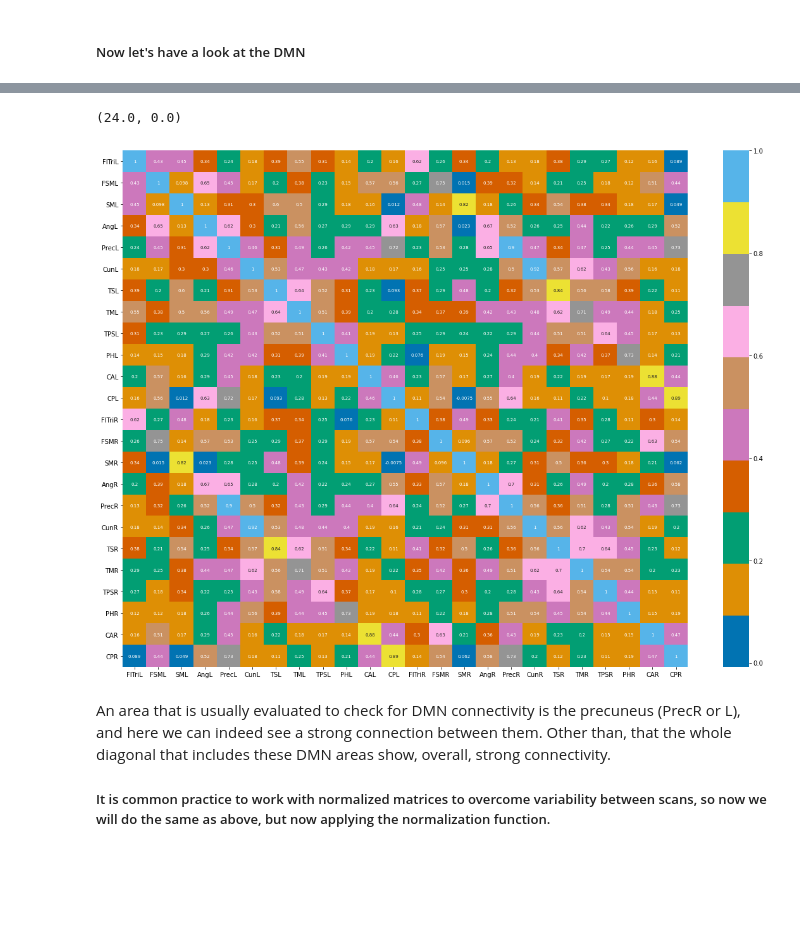
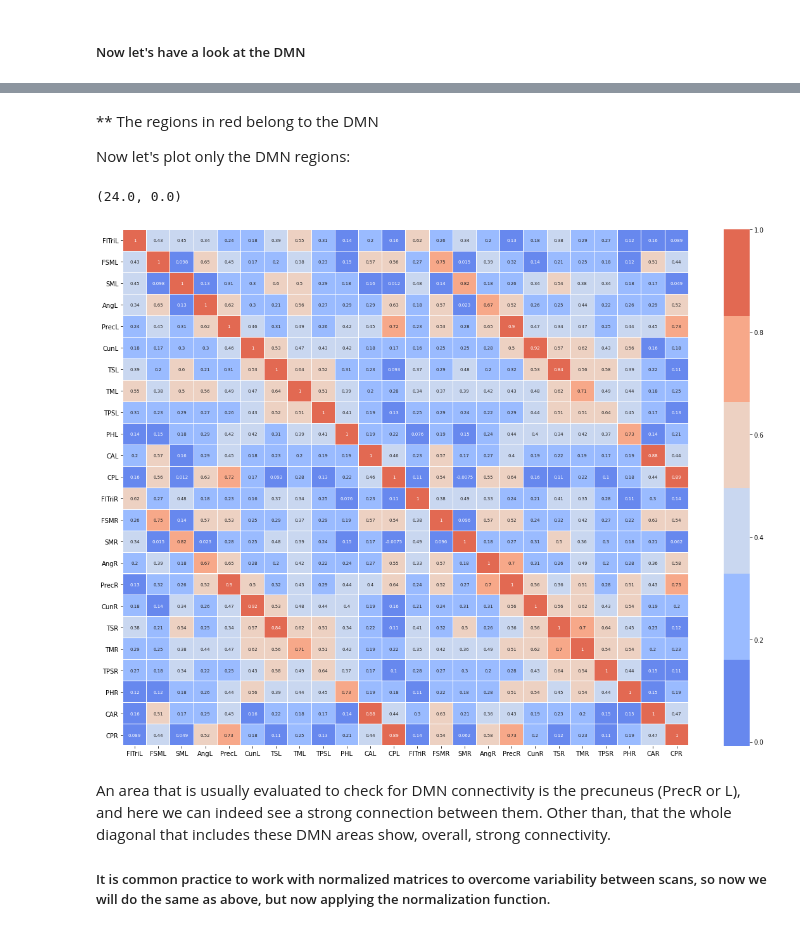
Before and after one commit to multinetlab-amsterdam/data_preprocessing, a Jupyter notebook: fMRI_Tutorial/DataCheck.ipynb, the cells around one changed output, grey strips where cells are left out. Saved outputs shown, nothing was run; the diff lists cells and outputs as text; code cells hidden in the pictures; blank space fills up the shorter version.

```diff
--- a/fMRI_Tutorial/DataCheck.ipynb
+++ b/fMRI_Tutorial/DataCheck.ipynb
@@ -42,7 +42,7 @@ matfinal = np.genfromtxt('randMat.txt')
 names = [line.rstrip('\n') for line in open('./AREAS.txt')]
 
 # Define pallete that will be used
-pallete = sns.color_palette("colorblind") # option 2: 'coolwarm'
+pallete = sns.color_palette("coolwarm") # option 2: 'colorblind'
 # %%
 # Checking if there are NaNs, infs, zeros.
 print('Matrix has Infs: ' + str(np.isinf(matfinal).any()))
@@ -104,2 +105,26 @@ rawdist.set(xlabel='Correlation Values', ylabel = 'Density Frequency')
 # %% [markdown]
 ##### Now let's have a look at the DMN
+# %%
+matdropped = df.dropna(axis=1, how='all').dropna(axis=0,how='all').copy()
+plt.figure(figsize=(20,15))
+ax = sns.heatmap(matdropped, cmap=pallete, annot=False, linewidths=0.01)
+labels = [value.get_text() for value in list(ax.get_xticklabels())]
+labelsy = [value.get_text() for value in list(ax.get_yticklabels())]
+ax.set_yticklabels(pd.DataFrame(names).iloc[labelsy][0], rotation=0)
+ax.set_xticklabels(pd.DataFrame(names).iloc[labels][0])
+ax.set_xlim(0, len(matdropped))
+ax.set_ylim(len(matdropped), 0)
+
+regs = np.loadtxt('./yeo_7networks_aal_order.txt', dtype=int)
+dmn = np.where(regs==7)[0]
+dmnNAMES = pd.DataFrame(names).iloc[dmn]
+dmnNAMES = list(dmnNAMES.iloc[:,0])
+for laby,labx in zip(ax.get_yticklabels(), ax.get_xticklabels()):
+    texty = laby.get_text()
+    textx = labx.get_text()
+    if texty in dmnNAMES:
+        laby.set_weight('bold')
+        laby.set_color('red')
+    if textx in dmnNAMES:
+        labx.set_weight('bold')
+        labx.set_color('red')
@@ -106,23 +133,25 @@ rawdist.set(xlabel='Correlation Values', ylabel = 'Density Frequency')
+# %% [markdown]
+** The regions in red belong to the DMN
+
+Now let's plot only the DMN regions:
 # %%
 #Checking DMN
-regs = np.loadtxt('./yeo_7networks_aal_order.txt', dtype=int)
-dmn = np.where(regs==7)[0]
 UTDdmn  = list((set(dmn).intersection(matdropped.columns)))
 UTDdmn = np.array(UTDdmn) # Update DMN list to fit columns from rescaled matrix
 
 dfDMN = matdropped.filter(UTDdmn, axis=0).filter(UTDdmn, axis=1).copy()
 
 plt.figure(figsize=(20,15))
-ax = sns.heatmap(dfDMN, cmap=pallete, annot=True, annot_kws = {"size":7})
+ax = sns.heatmap(dfDMN, cmap=pallete, annot=True, linewidths=0.01, annot_kws = {"size":7})
 labels = [value.get_text() for value in list(ax.get_xticklabels())]
 labelsy = [value.get_text() for value in list(ax.get_yticklabels())]
 ax.set_yticklabels(pd.DataFrame(names).iloc[labelsy][0], rotation=0)
 ax.set_xticklabels(pd.DataFrame(names).iloc[labels][0])
 ax.set_xlim(0, len(dfDMN))
 ax.set_ylim(len(dfDMN), 0)
 # %% [output]
 (24.0, 0.0)
-[figure, old version]
+[figure, new version]
 # %% [markdown]
 An area that is usually evaluated to check for DMN connectivity is the precuneus (PrecR or L), and here we can indeed see a strong connection between them. Other than, that the whole diagonal that includes these DMN areas show, overall, strong connectivity.
 
```
Also changed, not shown: parts of 10 cells of this notebook.
